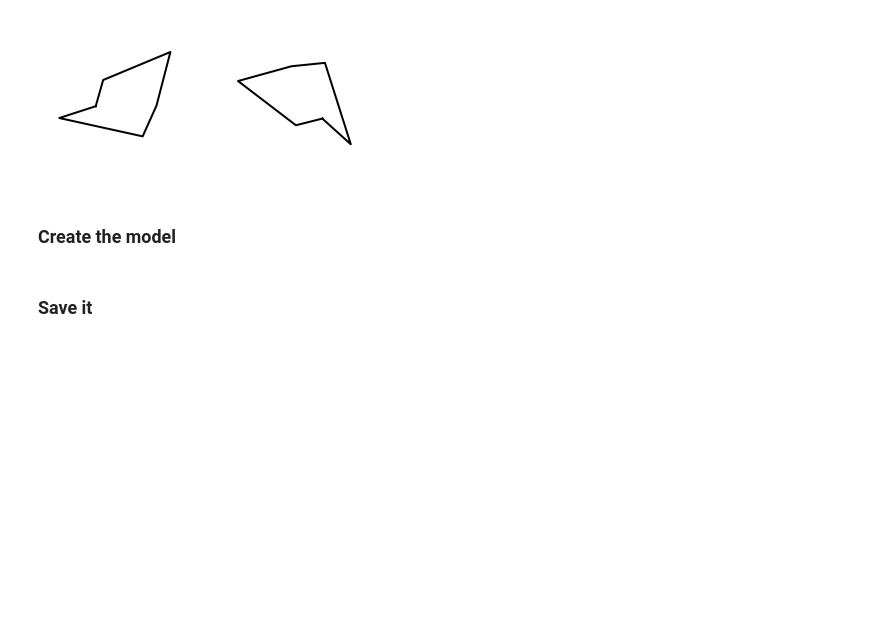
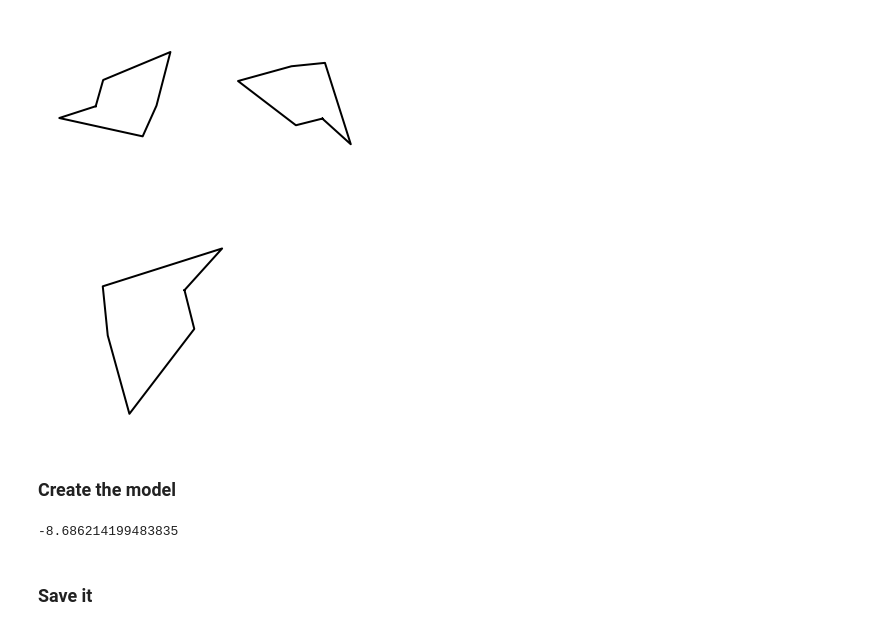
Before and after one commit to jhamrick/optimal-mental-rotation, a Jupyter notebook: analysis/saving-loading-example.ipynb, the cells around one changed output. Cells and saved outputs as stored; diff of their text form; code cells hidden in the pictures; blank space fills up the shorter version.

```diff
--- a/analysis/saving-loading-example.ipynb
+++ b/analysis/saving-loading-example.ipynb
@@ -44,3 +49,8 @@ Xb.plot(ax2)
+# %%
+fig, ax = plt.subplots()
+X.plot(ax)
+# %% [output]
+[figure, added]
 # %% [markdown]
 ### Create the model
 # %%
@@ -48,0 +61,4 @@ model = models.GoldStandardModel(Xa.vertices, Xb.vertices, step=0.1, prior=0.5,
+# %%
+model.model['log_S'].logp
+# %% [output]
+-8.686214199483835
```
Also changed, not shown: parts of 18 cells of this notebook, 2 other files.
